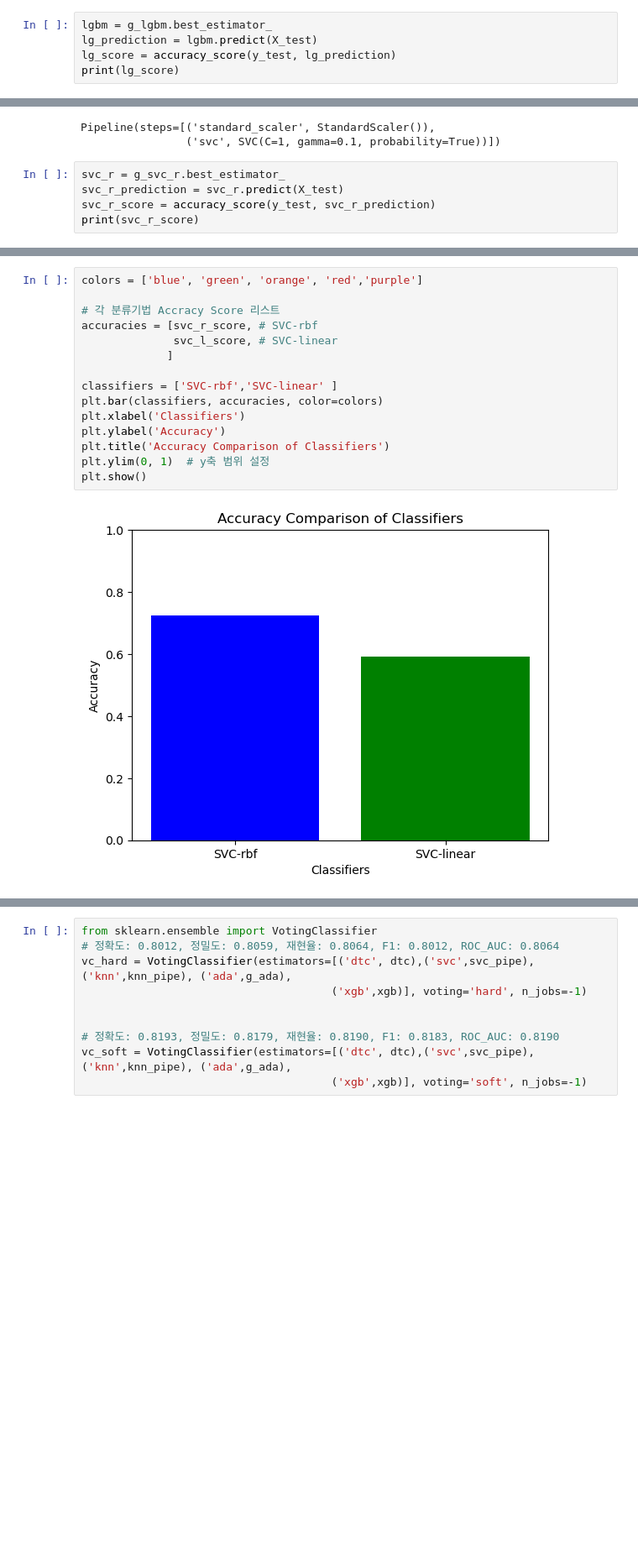
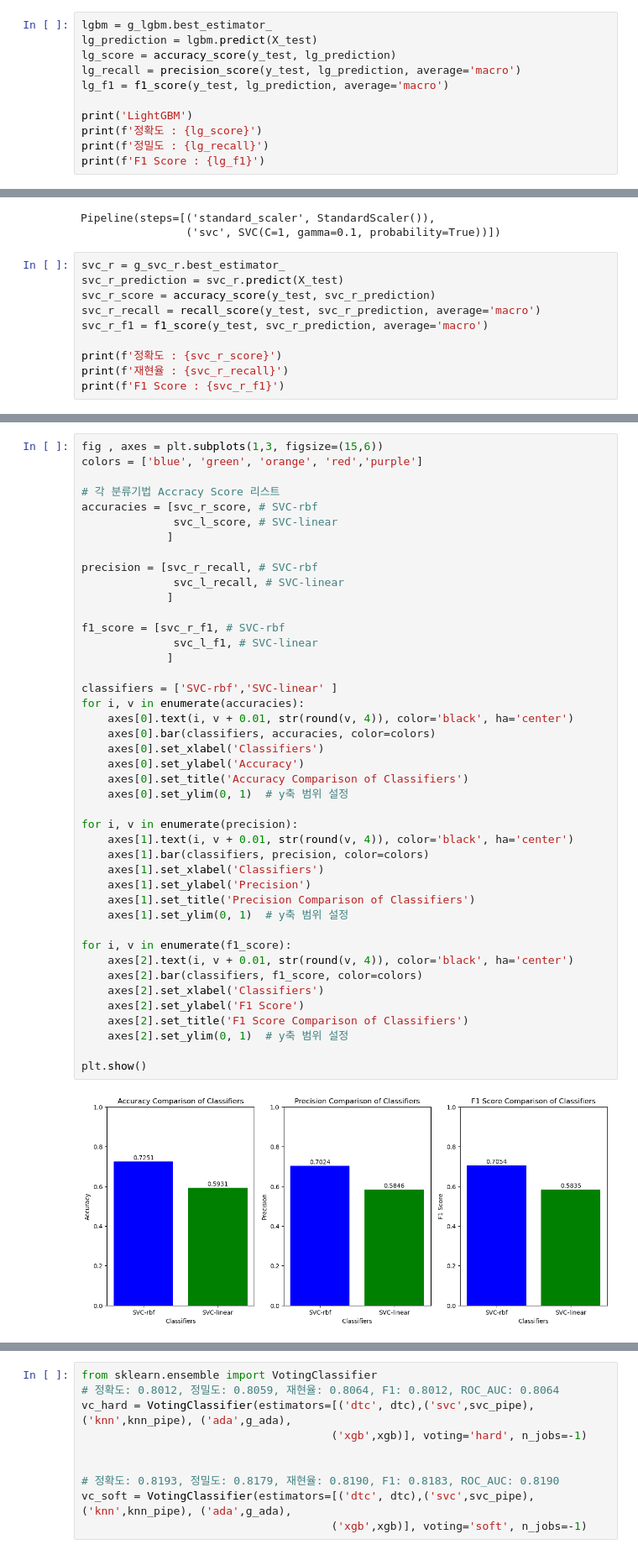
Before and after one commit to dosel70/Mashine_Learning-Classifier-, a Jupyter notebook: Classifier Project/ClassifierProject-Employee.ipynb, the cells around one changed output, grey strips where cells are left out. Shown at 84% size. Saved outputs shown, nothing was run; the diff lists cells and outputs as text; blank space fills up the shorter version.

```diff
--- a/Classifier Project/ClassifierProject-Employee.ipynb
+++ b/Classifier Project/ClassifierProject-Employee.ipynb
@@ -657,5 +704,11 @@ print(xgb_score)
 lgbm = g_lgbm.best_estimator_
 lg_prediction = lgbm.predict(X_test)
 lg_score = accuracy_score(y_test, lg_prediction)
-print(lg_score)
+lg_recall = precision_score(y_test, lg_prediction, average='macro')
+lg_f1 = f1_score(y_test, lg_prediction, average='macro')
+
+print('LightGBM')
+print(f'정확도 : {lg_score}')
+print(f'정밀도 : {lg_recall}')
+print(f'F1 Score : {lg_f1}')
 # %% [output]
@@ -921,5 +1034,10 @@ Pipeline(steps=[('standard_scaler', StandardScaler()),
 svc_r = g_svc_r.best_estimator_
 svc_r_prediction = svc_r.predict(X_test)
 svc_r_score = accuracy_score(y_test, svc_r_prediction)
-print(svc_r_score)
+svc_r_recall = recall_score(y_test, svc_r_prediction, average='macro')
+svc_r_f1 = f1_score(y_test, svc_r_prediction, average='macro')
+
+print(f'정확도 : {svc_r_score}')
+print(f'재현율 : {svc_r_recall}')
+print(f'F1 Score : {svc_r_f1}')
 # %% [output]
@@ -927,19 +1057,47 @@ print(svc_r_score)
 # %%
+fig , axes = plt.subplots(1,3, figsize=(15,6))
 colors = ['blue', 'green', 'orange', 'red','purple']
 
 # 각 분류기법 Accracy Score 리스트
 accuracies = [svc_r_score, # SVC-rbf
               svc_l_score, # SVC-linear
              ]
 
+precision = [svc_r_recall, # SVC-rbf
+              svc_l_recall, # SVC-linear
+             ]
+
+f1_score = [svc_r_f1, # SVC-rbf
+              svc_l_f1, # SVC-linear
+             ]
+
 classifiers = ['SVC-rbf','SVC-linear' ]
-plt.bar(classifiers, accuracies, color=colors)
-plt.xlabel('Classifiers')
-plt.ylabel('Accuracy')
-plt.title('Accuracy Comparison of Classifiers')
-plt.ylim(0, 1)  # y축 범위 설정
+for i, v in enumerate(accuracies):
+    axes[0].text(i, v + 0.01, str(round(v, 4)), color='black', ha='center')
+    axes[0].bar(classifiers, accuracies, color=colors)
+    axes[0].set_xlabel('Classifiers')
+    axes[0].set_ylabel('Accuracy')
+    axes[0].set_title('Accuracy Comparison of Classifiers')
+    axes[0].set_ylim(0, 1)  # y축 범위 설정
+
+for i, v in enumerate(precision):
+    axes[1].text(i, v + 0.01, str(round(v, 4)), color='black', ha='center')
+    axes[1].bar(classifiers, precision, color=colors)
+    axes[1].set_xlabel('Classifiers')
+    axes[1].set_ylabel('Precision')
+    axes[1].set_title('Precision Comparison of Classifiers')
+    axes[1].set_ylim(0, 1)  # y축 범위 설정
+
+for i, v in enumerate(f1_score):
+    axes[2].text(i, v + 0.01, str(round(v, 4)), color='black', ha='center')
+    axes[2].bar(classifiers, f1_score, color=colors)
+    axes[2].set_xlabel('Classifiers')
+    axes[2].set_ylabel('F1 Score')
+    axes[2].set_title('F1 Score Comparison of Classifiers')
+    axes[2].set_ylim(0, 1)  # y축 범위 설정
+
 plt.show()
 # %% [output]
-[figure, old version]
+[figure, new version]
 # %% [markdown]
 ### 💡 2 Cycle Result
```
Also changed, not shown: parts of 49 cells of this notebook, 15 other files.
